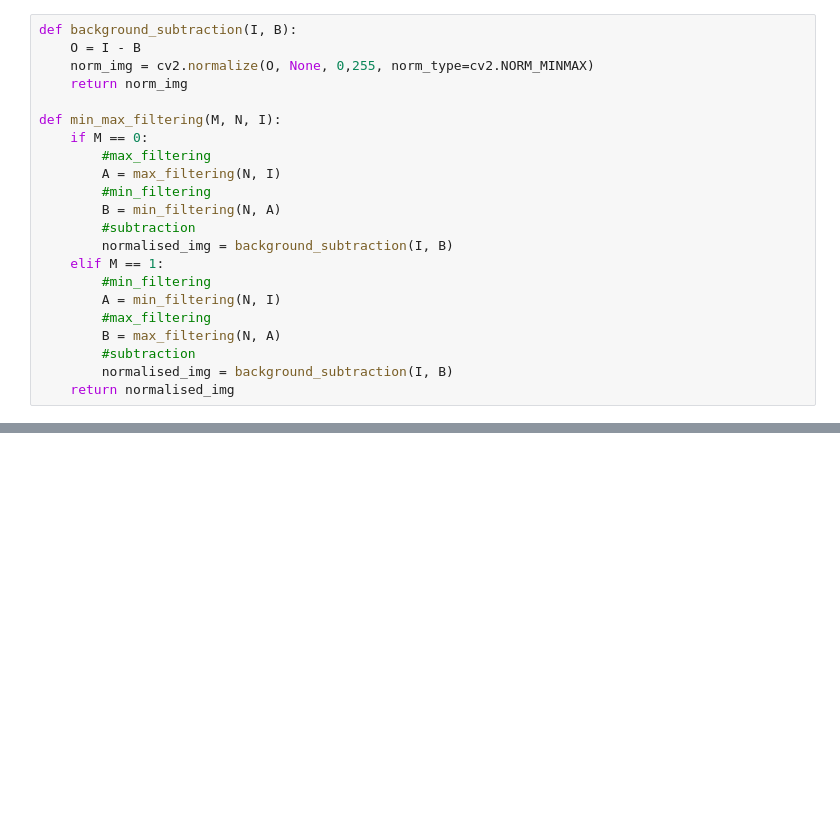
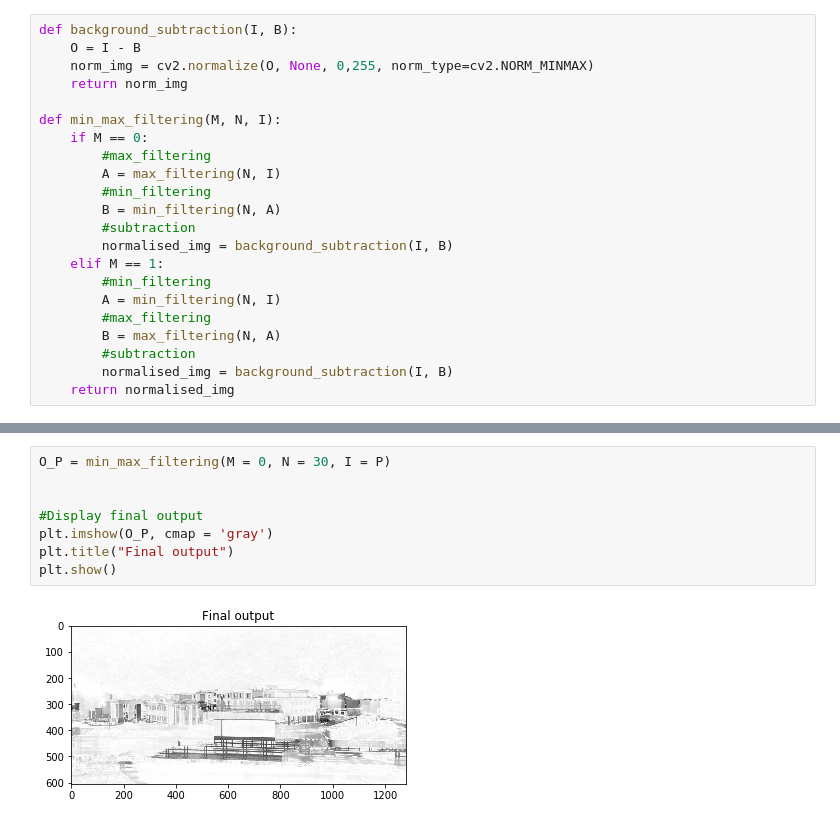
Before and after one commit to abhishek1git/Shadow_Detection_And_Removal, a Jupyter notebook: project.ipynb, the cells around one changed output, grey strips where cells are left out. Saved outputs shown, nothing was run; the diff lists cells and outputs as text; blank space fills up the shorter version.

```diff
--- a/project.ipynb
+++ b/project.ipynb
@@ -65,0 +77,10 @@ plt.show()
+# %%
+O_P = min_max_filtering(M = 0, N = 30, I = P)
+
+
+#Display final output
+plt.imshow(O_P, cmap = 'gray')
+plt.title("Final output")
+plt.show()
+# %% [output]
+[figure, added]
```
Also changed, not shown: parts of 5 cells of this notebook.
